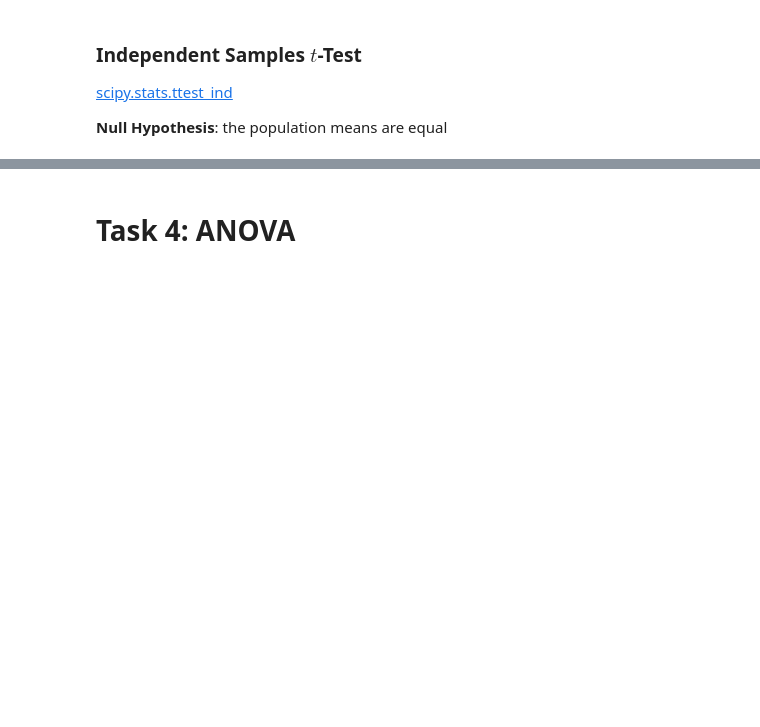
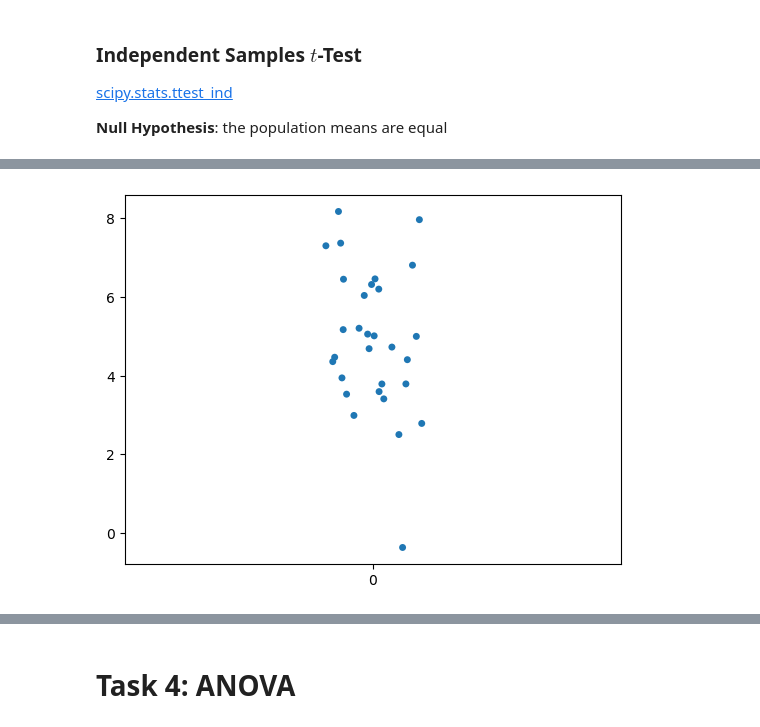
Before and after one commit to AndreaCignoni/applied_statistics_assessment, a Jupyter notebook: tasks.ipynb, the cells around one changed output, grey strips where cells are left out. Saved outputs shown, nothing was run; the diff lists cells and outputs as text; code cells hidden in the pictures; blank space fills up the shorter version.

```diff
--- a/tasks.ipynb
+++ b/tasks.ipynb
@@ -807,0 +826,5 @@ TtestResult(statistic=9.720176534251586, pvalue=8.790975057238621e-14, df=58.0)
+# %%
+# Strip plot.
+sns.stripplot(data=[group_a]);
+# %% [output]
+[figure, added]
```
Also changed, not shown: parts of 31 cells of this notebook.
